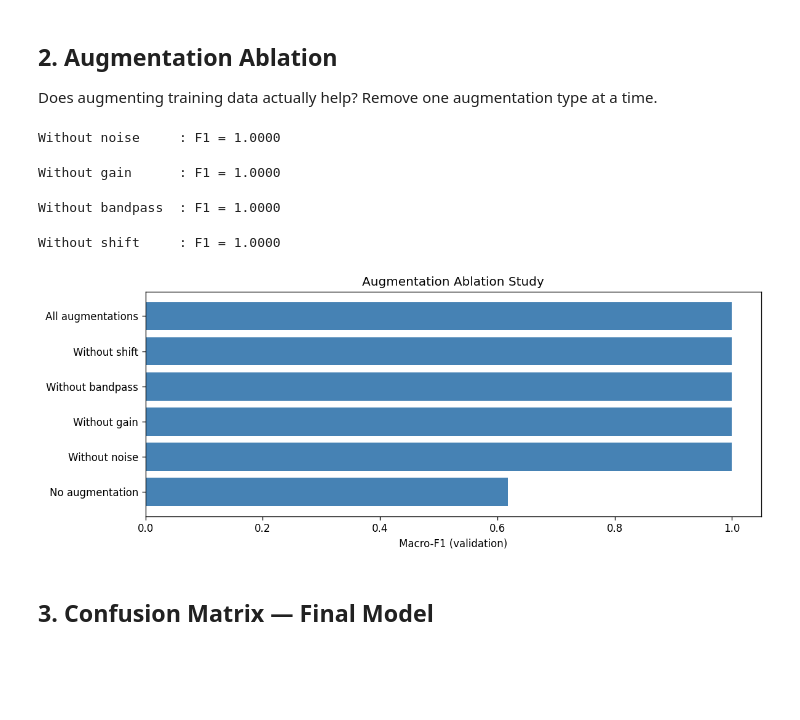
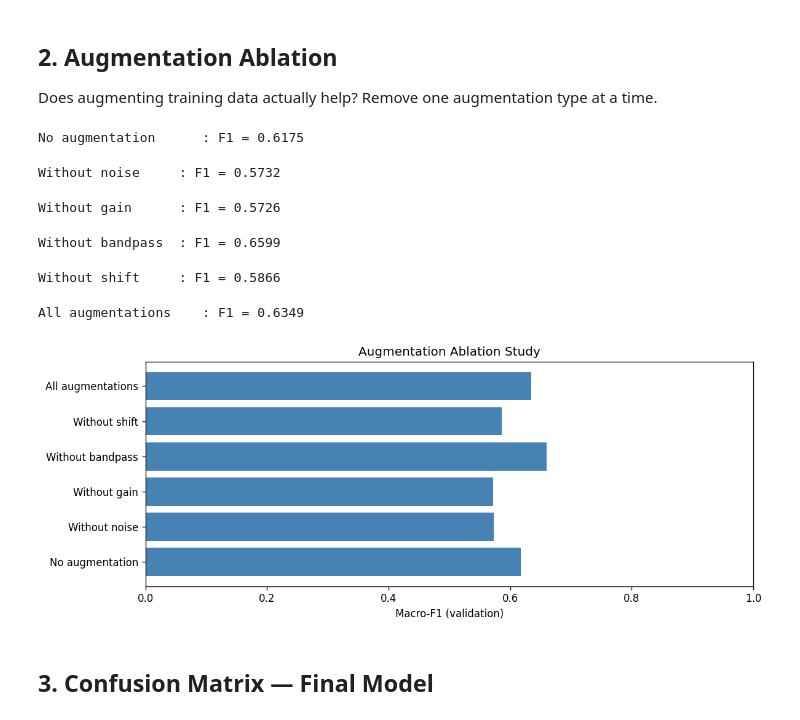
Before and after one commit to wellson222/CEG3004_Project_Grp_7, a Jupyter notebook: notebooks/03_experiments.ipynb, the cells around one changed output. Cells and saved outputs as stored; diff of their text form; code cells hidden in the pictures; blank space fills up the shorter version.

```diff
--- a/notebooks/03_experiments.ipynb
+++ b/notebooks/03_experiments.ipynb
@@ -52,7 +52,14 @@ if os.path.exists(CACHE):
 else:
     raise FileNotFoundError('Run 02_feature_analysis.ipynb first to build the cache.')
 
-X_tr, X_va, y_tr, y_va = train_test_split(X, y, test_size=0.2, stratify=y, random_state=42)
+# Use indices so we can also split paths without a second call
+idx = np.arange(len(X))
+idx_tr, idx_va = train_test_split(idx, test_size=0.2, stratify=y, random_state=42)
+
+X_tr, X_va = X[idx_tr], X[idx_va]
+y_tr, y_va = y[idx_tr], y[idx_va]
+paths_tr   = [paths[i] for i in idx_tr]   # training paths, leak-free
+paths_va   = [paths[i] for i in idx_va]
 # %% [output]
 Loaded from cache: X=(1200, 1120)
 # %% [markdown]
@@ -97,13 +104,15 @@ SVM (RBF kernel)                     CV Macro-F1: 0.5134 ± 0.0181
 
 Does augmenting training data actually help? Remove one augmentation type at a time.
 # %%
-# Build augmented datasets — this cell is slow, may take several minutes
-# We build: full set, and sets with each aug type removed
-
-paths_all = [os.path.join(AUDIO_DIR, f"{row['clip_id']}.wav") for _, row in df.iterrows()]
-paths_tr_all = [p for p, label in zip(paths_all, y) if label in y_tr]  # approximate
+# Build augmented datasets — this cell is slow, may take several minutes.
+# paths_tr comes from the setup cell (index-based split) so validation clips
+# are guaranteed to be excluded — no data leakage.
 
 def build_set(paths, labels, aug_types):
+    """
+    Build an augmented feature matrix from audio paths and their labels.
+    Each sample → 1 clean + len(aug_types)*2 augmented copies.
+    """
     X_out, y_out = [], []
     for path, label in tqdm(zip(paths, labels), total=len(paths), leave=False):
         X_out.append(extract_features(path, augment_type=None))
@@ -119,49 +128,47 @@ ablation_results = {}
 # --- No augmentation baseline ---
 rf_base = RandomForestClassifier(n_estimators=200, max_depth=15,
                                    class_weight='balanced', random_state=42, n_jobs=-1)
 rf_base.fit(X_tr, y_tr)
 ablation_results['No augmentation'] = f1_score(y_va, rf_base.predict(X_va), average='macro')
+print(f'No augmentation      : F1 = {ablation_results["No augmentation"]:.4f}')
 
-# --- Remove each augmentation type ---
+# --- Leave-one-out augmentation ablation ---
+# paths_tr / y_tr are the training-only split from the setup cell above.
 for leave_out in AUGMENTATION_TYPES:
     remaining = [a for a in AUGMENTATION_TYPES if a != leave_out]
-    X_a, y_a = build_set(
-        [p for p, l in zip(paths_all, y) if l in set(y_tr)],
-        [l for l in y if l in set(y_tr)],
-        remaining
-    )
+    X_a, y_a = build_set(paths_tr, y_tr, remaining)
     rf_a = RandomForestClassifier(n_estimators=200, max_depth=15,
                                    class_weight='balanced', random_state=42, n_jobs=-1)
     rf_a.fit(X_a, y_a)
     score = f1_score(y_va, rf_a.predict(X_va), average='macro')
     ablation_results[f'Without {leave_out}'] = score
     print(f'Without {leave_out:10s}: F1 = {score:.4f}')
 
 # --- All augmentations ---
-X_full, y_full = build_set(
-    [p for p, l in zip(paths_all, y) if l in set(y_tr)],
-    [l for l in y if l in set(y_tr)],
-    AUGMENTATION_TYPES
-)
+X_full, y_full = build_set(paths_tr, y_tr, AUGMENTATION_TYPES)
 rf_full = RandomForestClassifier(n_estimators=300, max_depth=15,
                                   class_weight='balanced', random_state=42, n_jobs=-1)
 rf_full.fit(X_full, y_full)
 ablation_results['All augmentations'] = f1_score(y_va, rf_full.predict(X_va), average='macro')
+print(f'All augmentations    : F1 = {ablation_results["All augmentations"]:.4f}')
 
 # Plot
 plt.figure(figsize=(10, 4))
 plt.barh(list(ablation_results.keys()), list(ablation_results.values()), color='steelblue')
 plt.xlabel('Macro-F1 (validation)')
 plt.title('Augmentation Ablation Study')
+plt.xlim(0, 1)
 plt.tight_layout()
 plt.savefig('augmentation_ablation.png', dpi=150)
 plt.show()
 # %% [output]
-Without noise     : F1 = 1.0000
+No augmentation      : F1 = 0.6175
-Without gain      : F1 = 1.0000
+Without noise     : F1 = 0.5732
-Without bandpass  : F1 = 1.0000
+Without gain      : F1 = 0.5726
-Without shift     : F1 = 1.0000
+Without bandpass  : F1 = 0.6599
+Without shift     : F1 = 0.5866
+All augmentations    : F1 = 0.6349
-[figure, old version]
+[figure, new version]
 # %% [markdown]
 ## 3. Confusion Matrix — Final Model
 # %%
```
Also changed, not shown: parts of 4 cells of this notebook, 5 other files.
